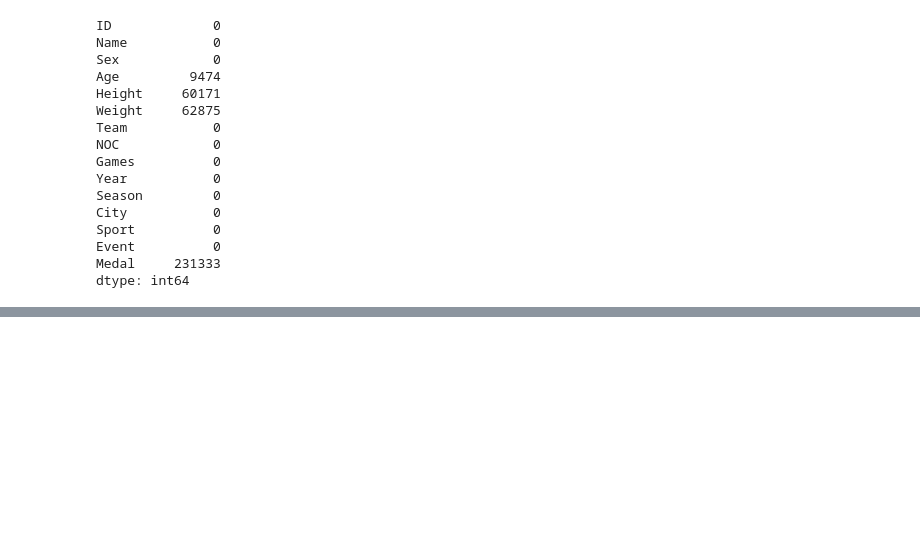
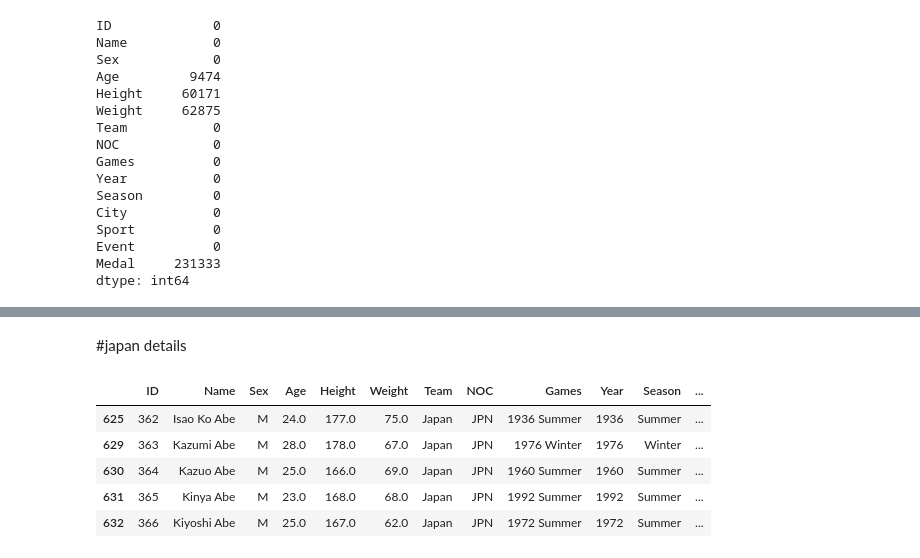
Before and after one commit to Rishiraj-singh7/Olympics-Data-, a Jupyter notebook: main.ipynb, the cells around one changed output, grey strips where cells are left out. Cells and saved outputs as stored; diff of their text form; code cells hidden in the pictures; blank space fills up the shorter version.

```diff
--- a/main.ipynb
+++ b/main.ipynb
@@ -159,0 +171,11 @@ dtype: int64
+# %% [markdown]
+#japan details
+# %%
+athletes_df.query('Team == "Japan" ').head(5)
+# %% [output]
+|  | ID | Name | Sex | Age | Height | Weight | Team | NOC | Games | Year | Season | ... |
+| 625 | 362 | Isao Ko Abe | M | 24.0 | 177.0 | 75.0 | Japan | JPN | 1936 Summer | 1936 | Summer | ... |
+| 629 | 363 | Kazumi Abe | M | 28.0 | 178.0 | 67.0 | Japan | JPN | 1976 Winter | 1976 | Winter | ... |
+| 630 | 364 | Kazuo Abe | M | 25.0 | 166.0 | 69.0 | Japan | JPN | 1960 Summer | 1960 | Summer | ... |
+| 631 | 365 | Kinya Abe | M | 23.0 | 168.0 | 68.0 | Japan | JPN | 1992 Summer | 1992 | Summer | ... |
+| 632 | 366 | Kiyoshi Abe | M | 25.0 | 167.0 | 62.0 | Japan | JPN | 1972 Summer | 1972 | Summer | ... |
```
Also changed, not shown: parts of 5 cells of this notebook.
